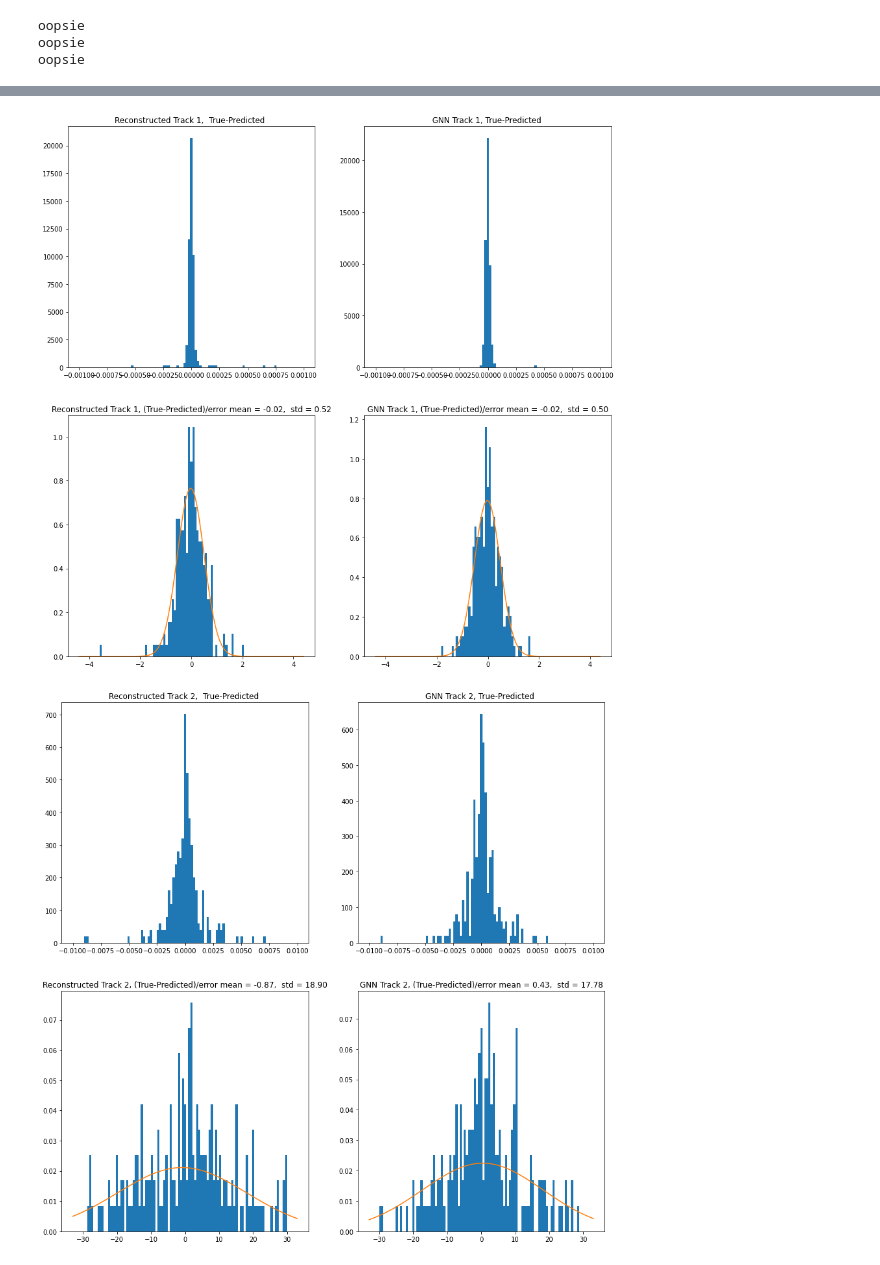
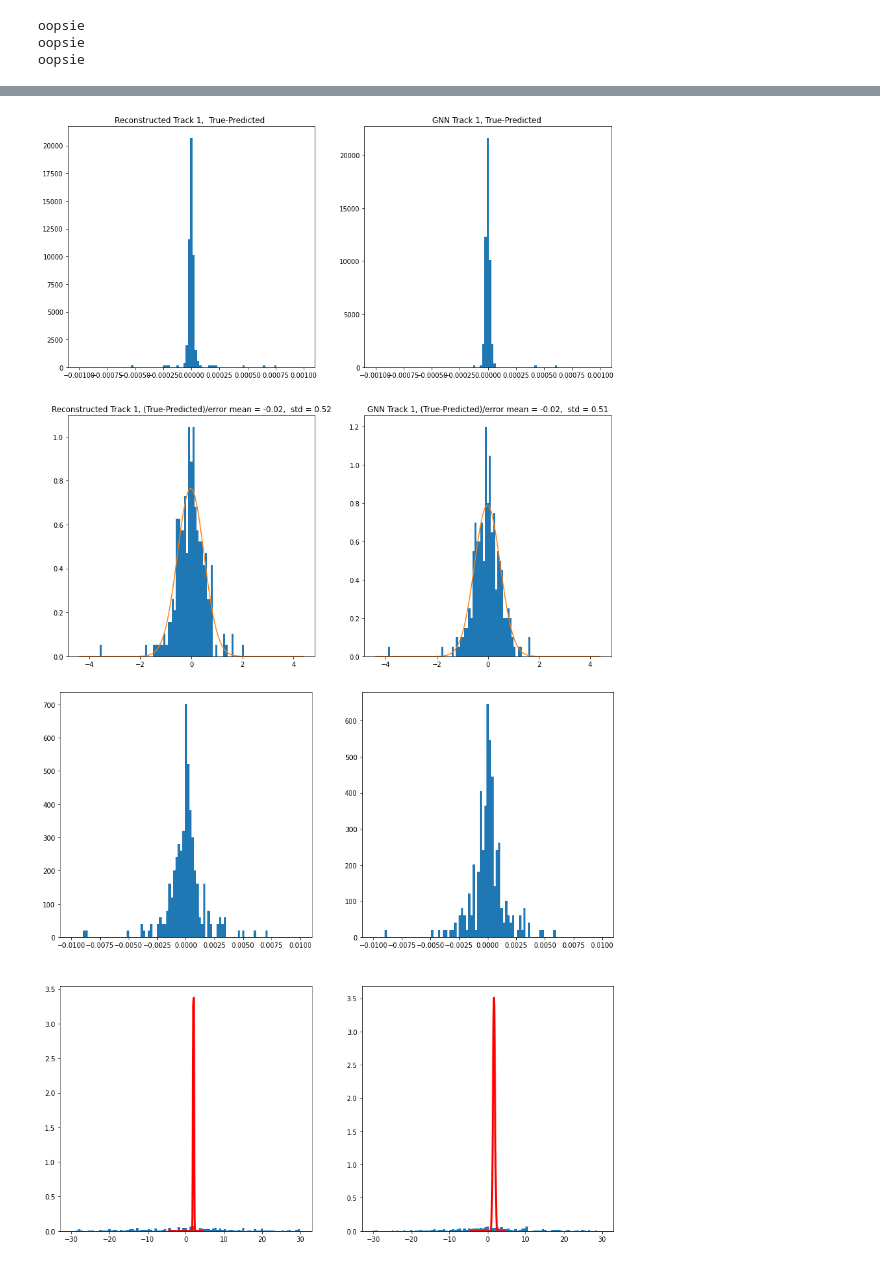
Before and after one commit to marcinwolter/Tracking_student2020, a Jupyter notebook: GNN_MuonE_v1_Robust_mc_recon_comparison.ipynb, the cells around one changed output, grey strips where cells are left out. Cells and saved outputs as stored; diff of their text form; code cells hidden in the pictures.

```diff
--- a/GNN_MuonE_v1_Robust_mc_recon_comparison.ipynb
+++ b/GNN_MuonE_v1_Robust_mc_recon_comparison.ipynb
@@ -957,7 +961,7 @@ from scipy.stats import norm
 
 error_recon_1,error_gnn_1,error_recon_nopull_1,error_gnn_nopull_1=[],[],[],[]
 error_recon_2,error_gnn_2,error_recon_nopull_2,error_gnn_nopull_2=[],[],[],[]
-
+Track1_fail,Track2_fail = 0,0
 for iter in range (0,len(test_tracks)):
 
   data = test_loader.dataset[iter].to(device)
@@ -965,13 +969,17 @@ for iter in range (0,len(test_tracks)):
   temp = robust_fit(data.to('cpu'),preds)
   slope = temp[0]
 
-  if not (slope[0] == 'N/A' or slope[1] == 'N/A' ) :
+  if not (slope[0] == 'N/A' ) :
 
     error_gnn_1.append( ((test_tracks[iter][2]-slope[0][0])/temp[1][0][0] )  )
+    error_gnn_nopull_1.append( ((test_tracks[iter][2]-slope[0][0]) ).numpy() )
+  else:
+    Track1_fail += 1
+  if not (slope[1] == 'N/A') :
+    error_gnn_nopull_2.append( ((test_tracks[iter][4]-slope[1][0]) ).numpy() )
     error_gnn_2.append( ((test_tracks[iter][4]-slope[1][0])/temp[1][1][0] ))
-
-    error_gnn_nopull_1.append( ((test_tracks[iter][2]-slope[0][0]) ).numpy() )
-    error_gnn_nopull_2.append( ((test_tracks[iter][4]-slope[1][0]) ).numpy() )
+  else:
+    Track2_fail += 1
 
   error_recon_1.append( ((test_tracks[iter][2]-test_recon[iter][0]))/test_recon[iter][2]  )
   error_recon_2.append( ((test_tracks[iter][4]-test_recon[iter][5]))/test_recon[iter][7] )
@@ -985,4 +1009,10 @@ oopsie
 # %%
+import math
+def gauss(x,mu,sig,C):
+    return C*np.exp(-(x-mu)**2/2/sig**2)
+
+def double_gauss(x,mu1,sig1,C1,mu2,sig2,C2):
+    return gauss(x,mu1,sig1,C1)+gauss(x,mu2,sig2,C2)
 
 fig=plt.figure(figsize=(15,15))
 
@@ -1004,8 +1034,8 @@ for i,[title,fitdata] in enumerate(error_list.items()):
     limit=limit_1
   else:
     limit=limit_2
+
   supress_=ax_list.hist(np.array(fitdata),bins=np.linspace(-limit,limit,100).tolist(), density=True)
-
   if i>1:
     #fit gaussian
     #remove infinites from fitdata
@@ -1018,47 +1048,45 @@ for i,[title,fitdata] in enumerate(error_list.items()):
     xmin, xmax = plt.xlim()
     x = np.linspace(xmin, xmax, 100)
     y = norm.pdf(x, mean, std)
-    plt.plot(x, y)
+    supress_ = plt.plot(x, y)
     title = title+" mean = %.2f,  std = %.2f" % (mean, std)
     plt.title(title)
   else:
     plt.title(title)
 
 
+
+  plt.title(title)
+
 fig.show()
 
 limit_1 = 0.01
 limit_2 = 30
+
 
 fig=plt.figure(figsize=(15,15))
 for i,[title,fitdata] in enumerate(error_list2.items()):
 
   ax_list=fig.add_subplot(2,2,i+1)
   if i<2:
     limit=limit_1
   else:
     limit=limit_2
   supress_=ax_list.hist(np.array(fitdata),bins=np.linspace(-limit,limit,100).tolist(), density=True)
 
-  if i>1:
-    #fit gaussian
-    #remove infinites from fitdata
+
+
+  if i>=2:
+
     fitdata2 = []
     for k in range(len(fitdata)):
-      if fitdata[k].item()<50 and fitdata[k].item()>-50:
+      if fitdata[k].item()<40 and fitdata[k].item()>-40:
         fitdata2.append(fitdata[k].item())
+    params,cov=curve_fit(double_gauss,supress_[0],supress_[1][:-1])
+    plt.plot(x,double_gauss(x,*params),color='red',lw=3,label='model')
 
-    mean,std=norm.fit(fitdata2)
-    xmin, xmax = plt.xlim()
-    x = np.linspace(xmin, xmax, 100)
-    y = norm.pdf(x, mean, std)
-    supress_ = plt.plot(x, y)
-    title = title+" mean = %.2f,  std = %.2f" % (mean, std)
-    plt.title(title)
-  else:
-    plt.title(title)
 
 fig.show()
 # %% [output]
-[figure, old version]
+[figure, new version]
-[figure, old version]
+[figure, new version]
```
Also changed, not shown: parts of 6 cells of this notebook.
